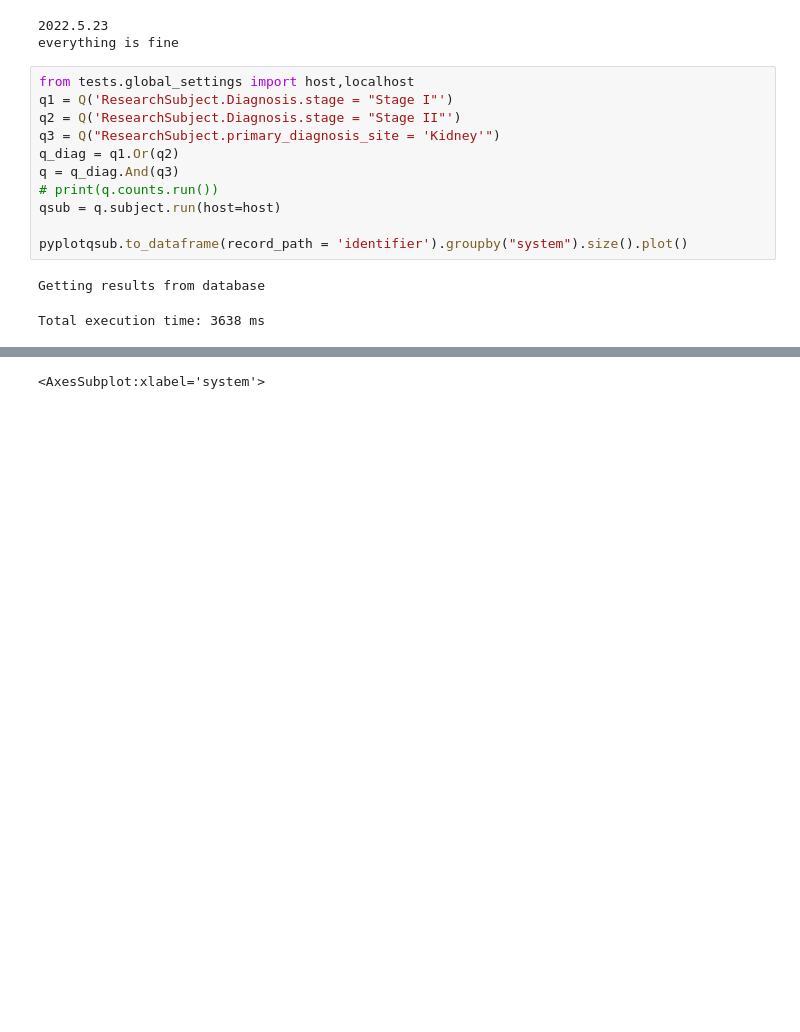
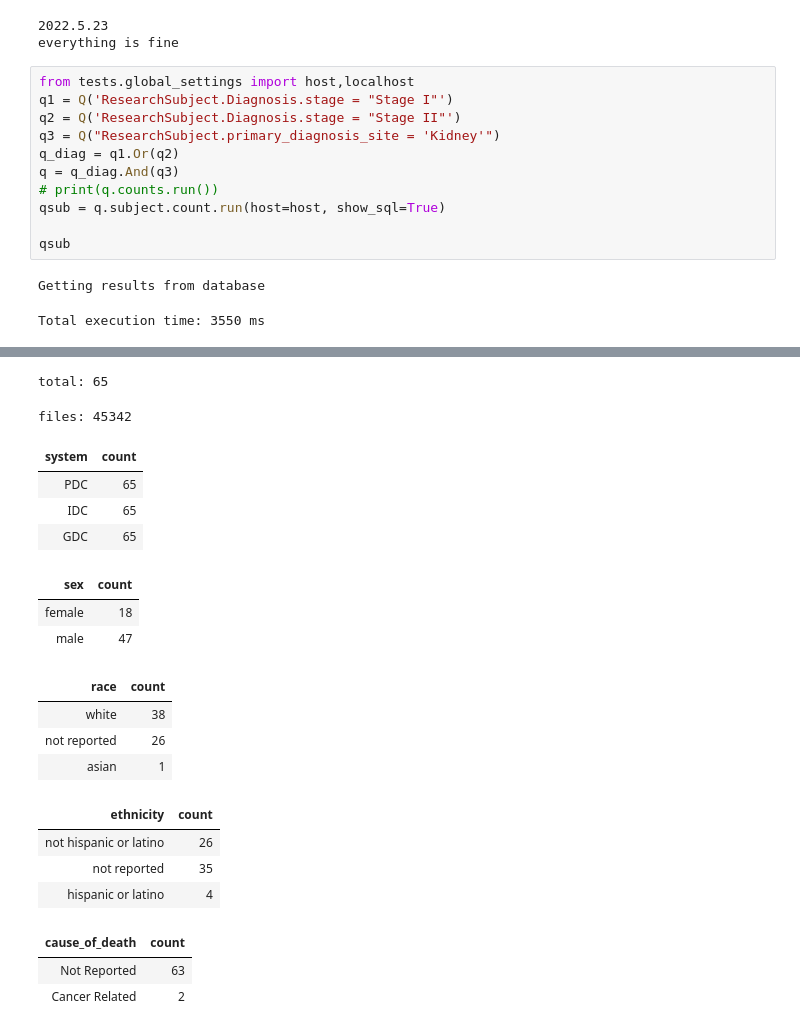
Before and after one commit to CancerDataAggregator/cda-python, a Jupyter notebook: notebooks/testing_sql.ipynb, the cells around one changed output, grey strips where cells are left out. Saved outputs shown, nothing was run; the diff lists cells and outputs as text; blank space fills up the shorter version.

```diff
--- a/notebooks/testing_sql.ipynb
+++ b/notebooks/testing_sql.ipynb
@@ -15,9 +15,9 @@ q3 = Q("ResearchSubject.primary_diagnosis_site = 'Kidney'")
 q_diag = q1.Or(q2)
 q = q_diag.And(q3)
 # print(q.counts.run())
-qsub = q.subject.run(host=host)
+qsub = q.subject.count.run(host=host, show_sql=True)
 
-pyplotqsub.to_dataframe(record_path = 'identifier').groupby("system").size().plot()
+qsub
 # %% [output]
 Getting results from database
-Total execution time: 3638 ms
+Total execution time: 3550 ms
@@ -26 +24,20 @@ Total execution time: 3638 ms
-<AxesSubplot:xlabel='system'>
+total: 65
+files: 45342
+| system | count |
+| PDC | 65 |
+| IDC | 65 |
+| GDC | 65 |
+| sex | count |
+| female | 18 |
+| male | 47 |
+| race | count |
+| white | 38 |
+| not reported | 26 |
+| asian | 1 |
+| ethnicity | count |
+| not hispanic or latino | 26 |
+| not reported | 35 |
+| hispanic or latino | 4 |
+| cause_of_death | count |
+| Not Reported | 63 |
+| Cancer Related | 2 |
```
Also changed, not shown: parts of 1 cell of this notebook, 5 other files.
